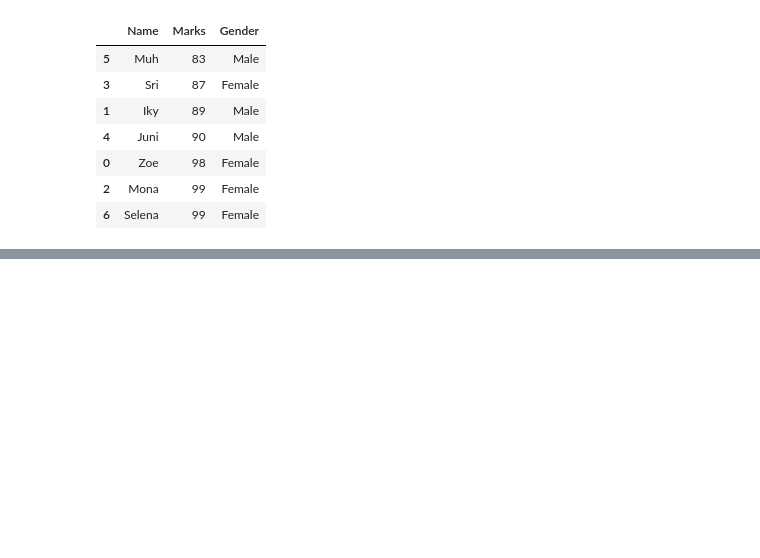
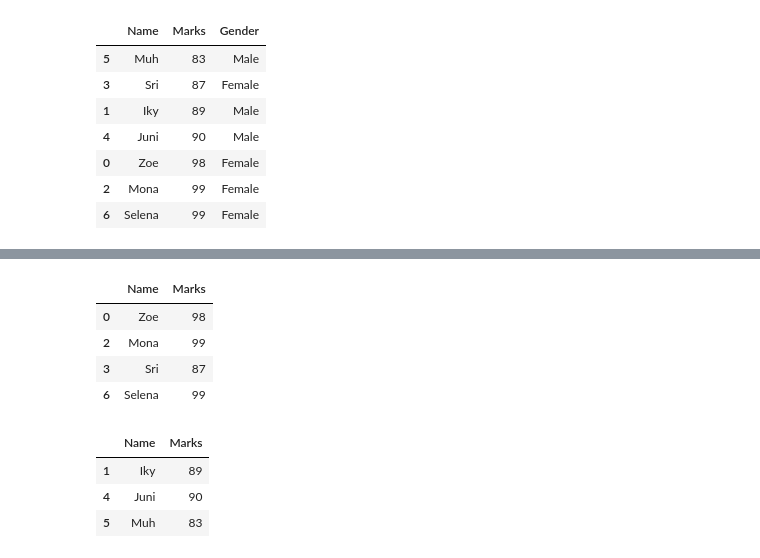
Before and after one commit to fauziahmilda/machine_learning_preparation, a Jupyter notebook: pandas_tutorial/pandas-2.ipynb, the cells around one changed output, grey strips where cells are left out. Cells and saved outputs as stored; diff of their text form; code cells hidden in the pictures; blank space fills up the shorter version.

```diff
--- a/pandas_tutorial/pandas-2.ipynb
+++ b/pandas_tutorial/pandas-2.ipynb
@@ -298,0 +320,17 @@ df1.sort_values(by='Marks', ascending=True) #dari ekcil ke besar
+# %%
+#if just wanna display name only
+df1.loc[df1['Gender']=='Female'][['Name', 'Marks']]
+# %% [output]
+|  | Name | Marks |
+| 0 | Zoe | 98 |
+| 2 | Mona | 99 |
+| 3 | Sri | 87 |
+| 6 | Selena | 99 |
+# %%
+#another way
+df1[df1['Gender'].isin(['Male'])][['Name', 'Marks']]
+# %% [output]
+|  | Name | Marks |
+| 1 | Iky | 89 |
+| 4 | Juni | 90 |
+| 5 | Muh | 83 |
```
Also changed, not shown: parts of 3 cells of this notebook, 2 other files.
